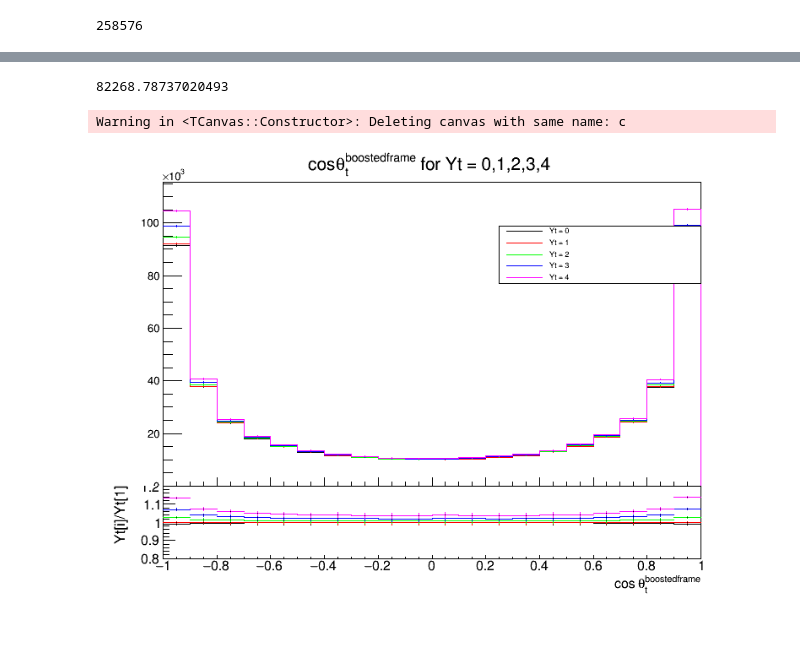
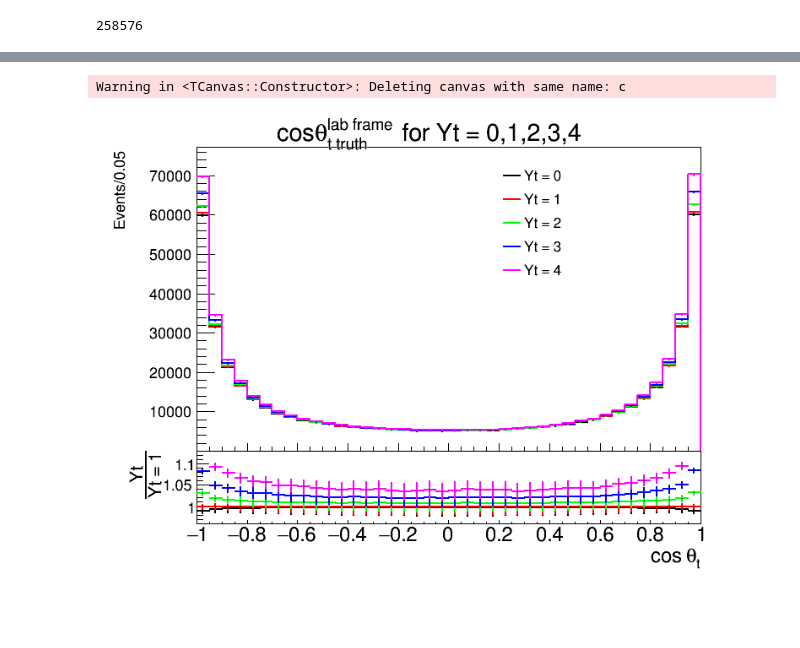
Before and after one commit to cinyuzhu/ttbar-mass, a Jupyter notebook: Yt_analysis/theta.ipynb, the cells around one changed output, grey strips where cells are left out. Drawn from its saved outputs; the diff is of its cells as text; code cells hidden in the pictures.

```diff
--- a/Yt_analysis/theta.ipynb
+++ b/Yt_analysis/theta.ipynb
@@ -19,20 +21,20 @@ print(tree.GetEntries())
 # %%
 # hists
 # 1. theta_t_truth
-theta_t_Yt0  = TH1D ("theta_t_Yt0","theta_t_Yt0" ,20 ,-1 ,1)
-theta_t_Yt1  = TH1D ("theta_t_Yt1","theta_t_Yt1" ,20 ,-1 ,1)
-theta_t_Yt2  = TH1D ("theta_t_Yt2","theta_t_Yt2" ,20 ,-1 ,1)
-theta_t_Yt3  = TH1D ("theta_t_Yt3","theta_t_Yt3" ,20 ,-1 ,1)
-theta_t_Yt4  = TH1D ("theta_t_Yt4","theta_t_Yt4" ,20 ,-1 ,1)
+theta_t_Yt0  = TH1D ("theta_t_Yt0","theta_t_Yt0" ,40 ,-1 ,1)
+theta_t_Yt1  = TH1D ("theta_t_Yt1","theta_t_Yt1" ,40 ,-1 ,1)
+theta_t_Yt2  = TH1D ("theta_t_Yt2","theta_t_Yt2" ,40 ,-1 ,1)
+theta_t_Yt3  = TH1D ("theta_t_Yt3","theta_t_Yt3" ,40 ,-1 ,1)
+theta_t_Yt4  = TH1D ("theta_t_Yt4","theta_t_Yt4" ,40 ,-1 ,1)
 theta_t_Yts = [theta_t_Yt0, theta_t_Yt1, theta_t_Yt2, theta_t_Yt3, theta_t_Yt4]
 
 
 
 # 2. theta_bl_minimax
-theta_bl_Yt0  = TH1D ("theta_bl_Yt0", "theta_bl_Yt0", 20,-1 ,1)
-theta_bl_Yt1  = TH1D ("theta_bl_Yt1", "theta_bl_Yt1", 20,-1 ,1)
-theta_bl_Yt2  = TH1D ("theta_bl_Yt2", "theta_bl_Yt2", 20,-1 ,1)
-theta_bl_Yt3  = TH1D ("theta_bl_Yt3", "theta_bl_Yt3", 20,-1 ,1)
-theta_bl_Yt4  = TH1D ("theta_bl_Yt4", "theta_bl_Yt4", 20,-1 ,1)
+theta_bl_Yt0  = TH1D ("theta_bl_Yt0", "theta_bl_Yt0", 40,-1 ,1)
+theta_bl_Yt1  = TH1D ("theta_bl_Yt1", "theta_bl_Yt1", 40,-1 ,1)
+theta_bl_Yt2  = TH1D ("theta_bl_Yt2", "theta_bl_Yt2", 40,-1 ,1)
+theta_bl_Yt3  = TH1D ("theta_bl_Yt3", "theta_bl_Yt3", 40,-1 ,1)
+theta_bl_Yt4  = TH1D ("theta_bl_Yt4", "theta_bl_Yt4", 40,-1 ,1)
 theta_bl_Yts = [theta_bl_Yt0, theta_bl_Yt1, theta_bl_Yt2, theta_bl_Yt3, theta_bl_Yt4]
 # %%
@@ -89,64 +83,70 @@ event: 240000 --- 107.72 seconds ---
-# %%
-theta_bl_Yts[4].GetMaximum()
-# %% [output]
-82268.78737020493
 # %%
 c = ROOT.TCanvas("c", "c", 800, 600)
 # Divide the canvas into two pads: one for the upper plot, one for the lower plot
 pad1 = ROOT.TPad("pad1", "pad1", 0, 0.3, 1, 1.0)
 pad1.SetBottomMargin(0)  # Remove the space between the plots
+pad1.SetLeftMargin(0.15)
+
 pad1.Draw()
 pad1.cd()
-theta_t_Yts[0].SetTitle("cos#theta_{t}^{boostedframe} for Yt = 0,1,2,3,4")
+gStyle.SetTitleFontSize(0.07)
+theta_t_Yts[0].GetYaxis().SetLabelSize(0.05)
+theta_t_Yts[0].SetTitle("cos#theta_{t truth}^{lab frame} for Yt = 0,1,2,3,4")
+theta_t_Yts[0].GetYaxis().SetTitle("Events/0.05")
+theta_t_Yts[0].GetYaxis().SetTitleSize(0.05)
+theta_t_Yts[0].GetYaxis().SetRangeUser(1, theta_t_Yts[4].GetMaximum()*1.1)
 theta_t_Yts[0].Draw()
-theta_t_Yts[0].GetYaxis().SetRangeUser(0, theta_t_Yts[4].GetMaximum()*1.1)
-leg = TLegend(0.6,0.6,0.9,0.77)
+
+leg = TLegend(0.6,0.5,0.75,0.85)
 colors = [1, 2, 3, 4, 6]
 for i, color in enumerate(colors):
     theta_t_Yts[i].SetLineColor(color)
+    theta_t_Yts[i].SetLineWidth(2)
     theta_t_Yts[i].Draw("same h")
     leg.AddEntry(theta_t_Yts[i],"Yt = "+ str(i), "l")
-
+leg.SetBorderSize(0)
 leg.Draw()
 
 # Lower plot
 c.cd()
 pad2 = ROOT.TPad("pad2", "pad2", 0, 0.05, 1, 0.3)
 pad2.SetTopMargin(0)  # Remove the space between the plots
 pad2.SetBottomMargin(0.4)
 pad2.Draw()
+pad2.SetLeftMargin(0.15)
+
 pad2.cd()
+
 gStyle.SetOptStat(0)
 
 ratios = []
 
 for i in range(5):
     ratios.append(theta_t_Yts[i].Clone("ratio"+str(i)))
 for i, ratio in enumerate(ratios):
     ratio.SetStats(False)
     ratio.SetTitle("")
     ratio.GetXaxis().SetLabelOffset(0.005)
-    ratio.GetXaxis().SetLabelSize(0.12)
-    ratio.GetXaxis().SetTitleOffset(1.1)
-    ratio.GetXaxis().SetTitleSize(0.12)
-    ratio.GetYaxis().SetLabelSize(0.12)
-    ratio.GetYaxis().SetTitleSize(0.13)
-    ratio.GetYaxis().SetTitle("Yt[i]/Yt[1]")
+    ratio.GetXaxis().SetLabelSize(0.18)
+    # ratio.GetXaxis().SetTitleOffset(1.1)
+    ratio.GetXaxis().SetTitleSize(0.18)
+    ratio.GetYaxis().SetLabelSize(0.14)
+    ratio.GetYaxis().SetTitleSize(0.16)
     ratio.GetYaxis().SetTitleOffset(0.3)
     ratio.GetYaxis().SetNdivisions(506)
-    # ratio.Draw("pe")
-    ratio.GetYaxis().SetRangeUser(0.8, 1.2)
-    ratio.GetXaxis().SetTitle("cos #theta_{t}^{boostedframe}")
+    ratio.GetYaxis().SetTitle("#frac{Yt}{Yt = 1 }")
+    ratio.GetXaxis().SetTitle("cos #theta_{t}")
+    ratio.GetYaxis().SetRangeUser(0.96, 1.13)
     ratio.Divide(theta_t_Yts[1])
     ratio.Draw("same")
 
 # ref = theta_bl_truth.Clone("ref")
 # ref.Divide(theta_bl_truth)
 # ref.Draw("same")
 c.Draw()
 # %% [output]
 Warning in <TCanvas::Constructor>: Deleting canvas with same name: c
-[figure, old version]
+[figure, new version]
 # %%
 c = ROOT.TCanvas("c", "c", 800, 600)
 # Divide the canvas into two pads: one for the upper plot, one for the lower plot
```
Also changed, not shown: parts of 3 cells of this notebook, 1 other file.
